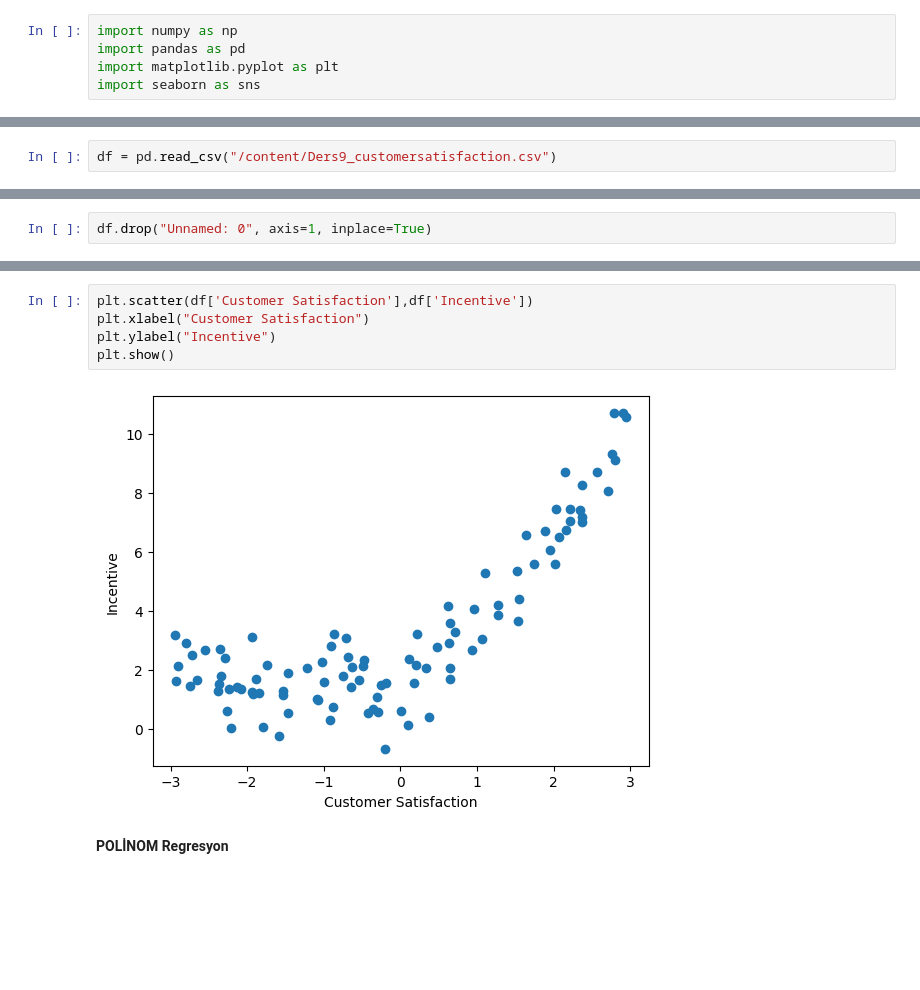
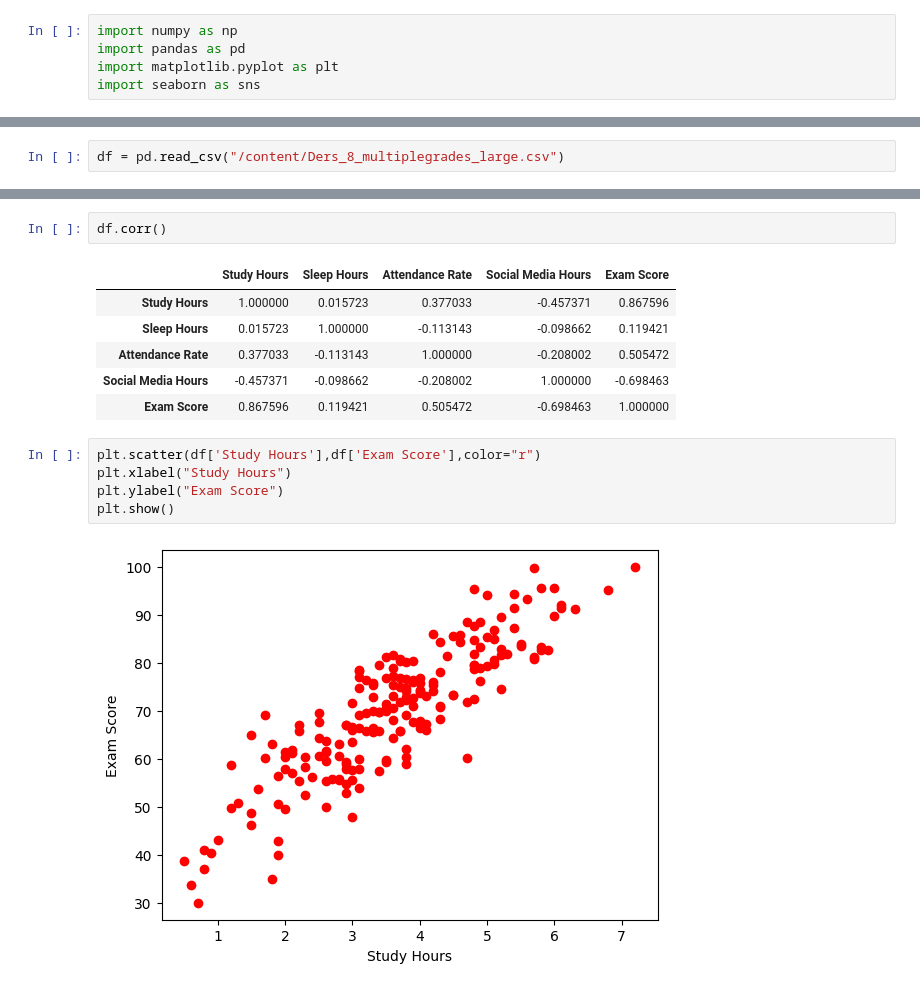
Before and after one commit to europecodingschool/ECS---VB---YZ---08.26, a Jupyter notebook: VB_YZ_Ders_9_.ipynb, the cells around one changed output, grey strips where cells are left out. Saved outputs shown, nothing was run; the diff lists cells and outputs as text; blank space fills up the shorter version.

Commit message:
Makine Öğrenmesi_Çoklu_Lineer_Regresyon

```diff
--- a/VB_YZ_Ders_9_.ipynb
+++ b/VB_YZ_Ders_9_.ipynb
@@ -14,5 +13,5 @@ from sklearn.pipeline import Pipeline
 # %%
-df = pd.read_csv("/content/Ders9_customersatisfaction.csv")
+df = pd.read_csv("/content/Ders_8_multiplegrades_large.csv")
 # %%
 df.head()
 # %% [output]
@@ -25,2 +23,0 @@ df.head()
-# %%
-df.drop("Unnamed: 0", axis=1, inplace=True)
@@ -39,9 +66,16 @@ memory usage: 1.7 KB
+# %%
+df.corr()
+# %% [output]
+|  | Study Hours | Sleep Hours | Attendance Rate | Social Media Hours | Exam Score |
+| Study Hours | 1.000000 | 0.015723 | 0.377033 | -0.457371 | 0.867596 |
+| Sleep Hours | 0.015723 | 1.000000 | -0.113143 | -0.098662 | 0.119421 |
+| Attendance Rate | 0.377033 | -0.113143 | 1.000000 | -0.208002 | 0.505472 |
+| Social Media Hours | -0.457371 | -0.098662 | -0.208002 | 1.000000 | -0.698463 |
+| Exam Score | 0.867596 | 0.119421 | 0.505472 | -0.698463 | 1.000000 |
 # %%
-plt.scatter(df['Customer Satisfaction'],df['Incentive'])
-plt.xlabel("Customer Satisfaction")
-plt.ylabel("Incentive")
+plt.scatter(df['Study Hours'],df['Exam Score'],color="r")
+plt.xlabel("Study Hours")
+plt.ylabel("Exam Score")
 plt.show()
 # %% [output]
-[figure, old version]
+[figure, new version]
-# %% [markdown]
-**POLİNOM Regresyon**
```
Also changed, not shown: parts of 25 cells of this notebook.
